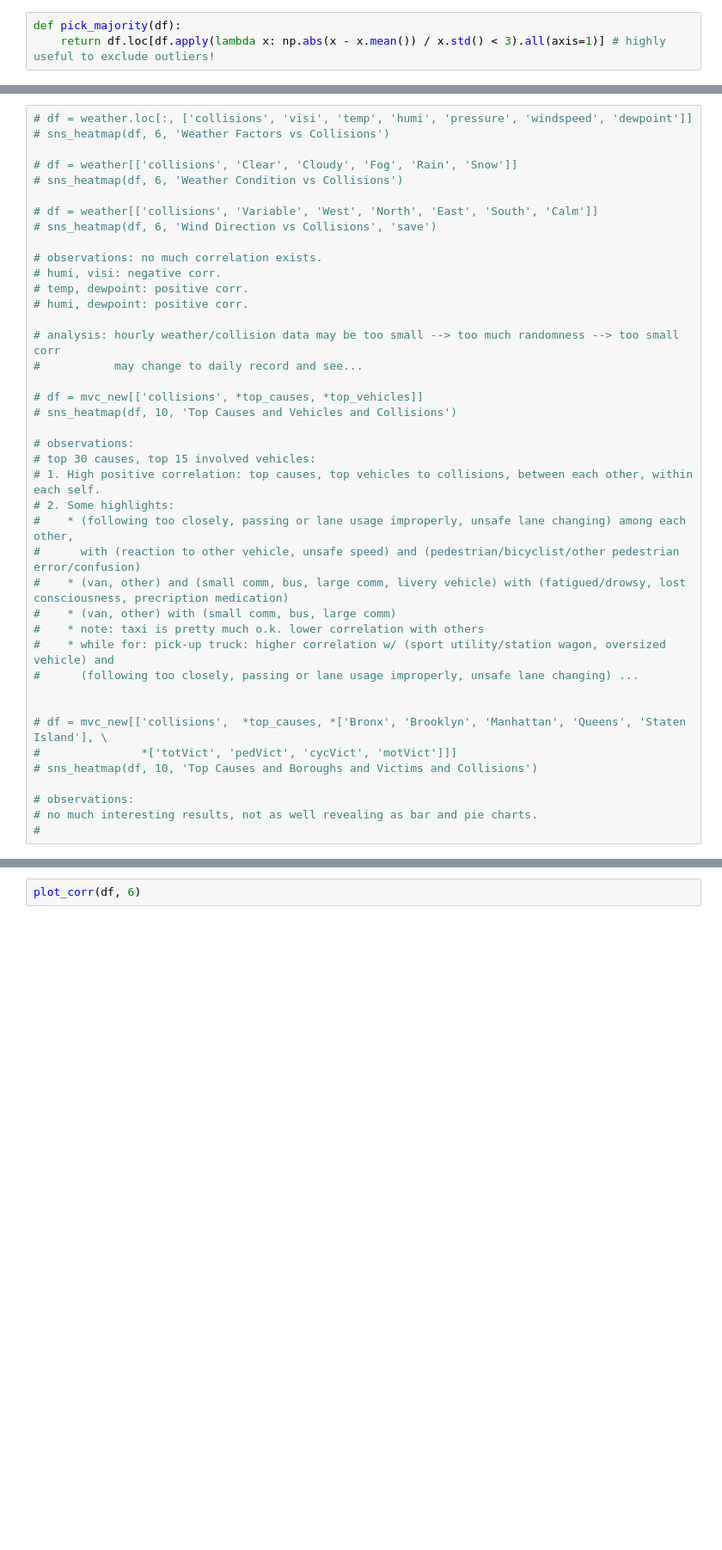
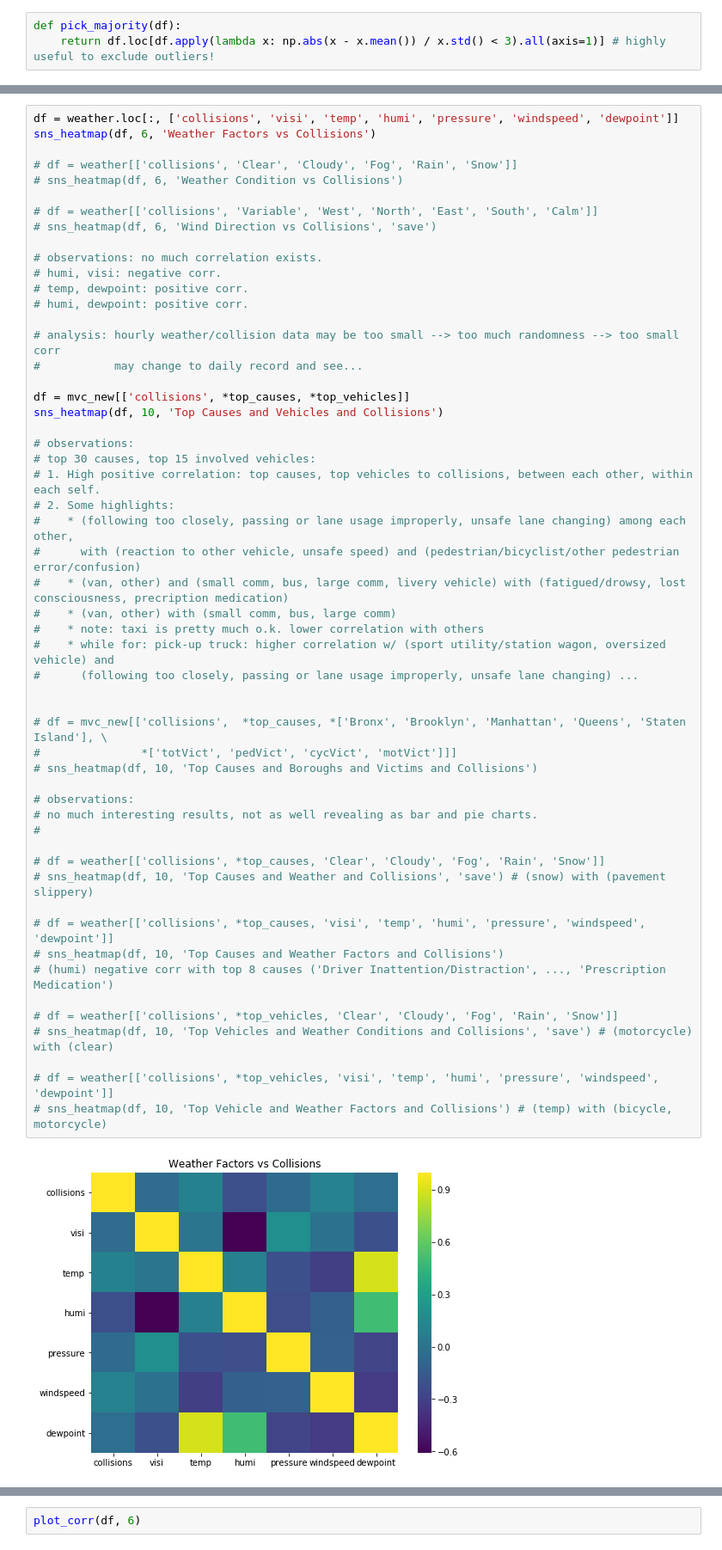
Before and after one commit to yanghua23/PDA_NYC_Weather_and_Vehicle_Collisions, a Jupyter notebook: PDA_NYC_weather_and_vehicle_collisions.ipynb, the cells around one changed output, grey strips where cells are left out. Shown at 86% size. Drawn from its saved outputs; the diff is of its cells as text; blank space fills up the shorter version.

```diff
--- a/PDA_NYC_weather_and_vehicle_collisions.ipynb
+++ b/PDA_NYC_weather_and_vehicle_collisions.ipynb
@@ -584,6 +702,6 @@ Index(['datehour', 'collisions', 'severity_index',
 # %%
-# df = weather.loc[:, ['collisions', 'visi', 'temp', 'humi', 'pressure', 'windspeed', 'dewpoint']]
-# sns_heatmap(df, 6, 'Weather Factors vs Collisions')
+df = weather.loc[:, ['collisions', 'visi', 'temp', 'humi', 'pressure', 'windspeed', 'dewpoint']]
+sns_heatmap(df, 6, 'Weather Factors vs Collisions')
 
 # df = weather[['collisions', 'Clear', 'Cloudy', 'Fog', 'Rain', 'Snow']]
 # sns_heatmap(df, 6, 'Weather Condition vs Collisions')
@@ -593,32 +711,47 @@ Index(['datehour', 'collisions', 'severity_index',
 
 # observations: no much correlation exists.
 # humi, visi: negative corr.
 # temp, dewpoint: positive corr.
 # humi, dewpoint: positive corr.
 
 # analysis: hourly weather/collision data may be too small --> too much randomness --> too small corr
 #           may change to daily record and see...
 
-# df = mvc_new[['collisions', *top_causes, *top_vehicles]]
-# sns_heatmap(df, 10, 'Top Causes and Vehicles and Collisions')
+df = mvc_new[['collisions', *top_causes, *top_vehicles]]
+sns_heatmap(df, 10, 'Top Causes and Vehicles and Collisions')
 
 # observations:
 # top 30 causes, top 15 involved vehicles:
 # 1. High positive correlation: top causes, top vehicles to collisions, between each other, within each self.
 # 2. Some highlights:
 #    * (following too closely, passing or lane usage improperly, unsafe lane changing) among each other,
 #      with (reaction to other vehicle, unsafe speed) and (pedestrian/bicyclist/other pedestrian error/confusion)
 #    * (van, other) and (small comm, bus, large comm, livery vehicle) with (fatigued/drowsy, lost consciousness, precription medication)
 #    * (van, other) with (small comm, bus, large comm)
 #    * note: taxi is pretty much o.k. lower correlation with others
 #    * while for: pick-up truck: higher correlation w/ (sport utility/station wagon, oversized vehicle) and
 #      (following too closely, passing or lane usage improperly, unsafe lane changing) ...
 
 
 # df = mvc_new[['collisions',  *top_causes, *['Bronx', 'Brooklyn', 'Manhattan', 'Queens', 'Staten Island'], \
 #               *['totVict', 'pedVict', 'cycVict', 'motVict']]]
 # sns_heatmap(df, 10, 'Top Causes and Boroughs and Victims and Collisions')
 
 # observations:
 # no much interesting results, not as well revealing as bar and pie charts.
 #
+
+# df = weather[['collisions', *top_causes, 'Clear', 'Cloudy', 'Fog', 'Rain', 'Snow']]
+# sns_heatmap(df, 10, 'Top Causes and Weather and Collisions', 'save') # (snow) with (pavement slippery)
+
+# df = weather[['collisions', *top_causes, 'visi', 'temp', 'humi', 'pressure', 'windspeed', 'dewpoint']]
+# sns_heatmap(df, 10, 'Top Causes and Weather Factors and Collisions')
+# (humi) negative corr with top 8 causes ('Driver Inattention/Distraction', ..., 'Prescription Medication')
+
+# df = weather[['collisions', *top_vehicles, 'Clear', 'Cloudy', 'Fog', 'Rain', 'Snow']]
+# sns_heatmap(df, 10, 'Top Vehicles and Weather Conditions and Collisions', 'save') # (motorcycle) with (clear)
+
+# df = weather[['collisions', *top_vehicles, 'visi', 'temp', 'humi', 'pressure', 'windspeed', 'dewpoint']]
+# sns_heatmap(df, 10, 'Top Vehicle and Weather Factors and Collisions') # (temp) with (bicycle, motorcycle)
+# %% [output]
+[figure, added]
```
Also changed, not shown: parts of 11 cells of this notebook.
